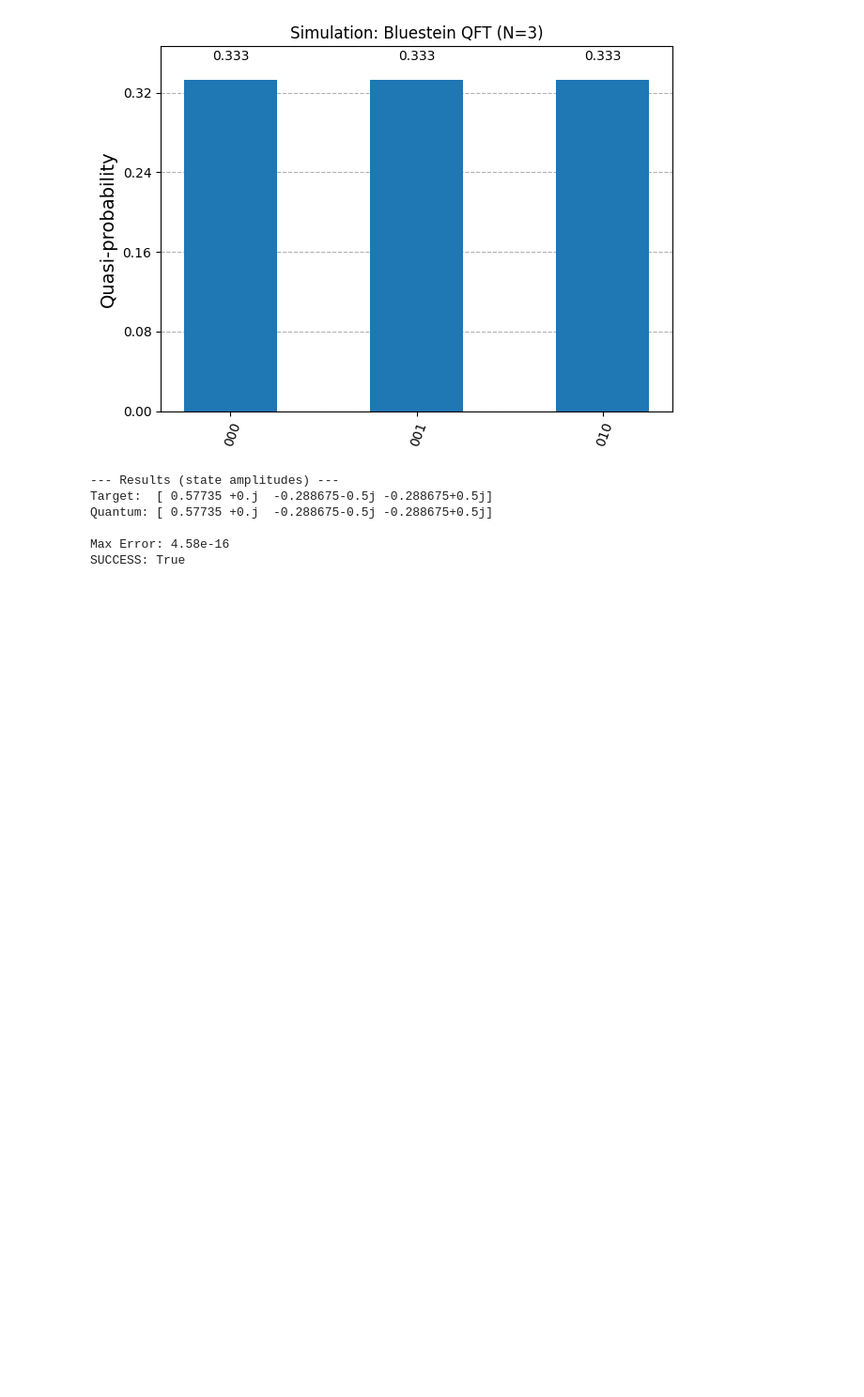
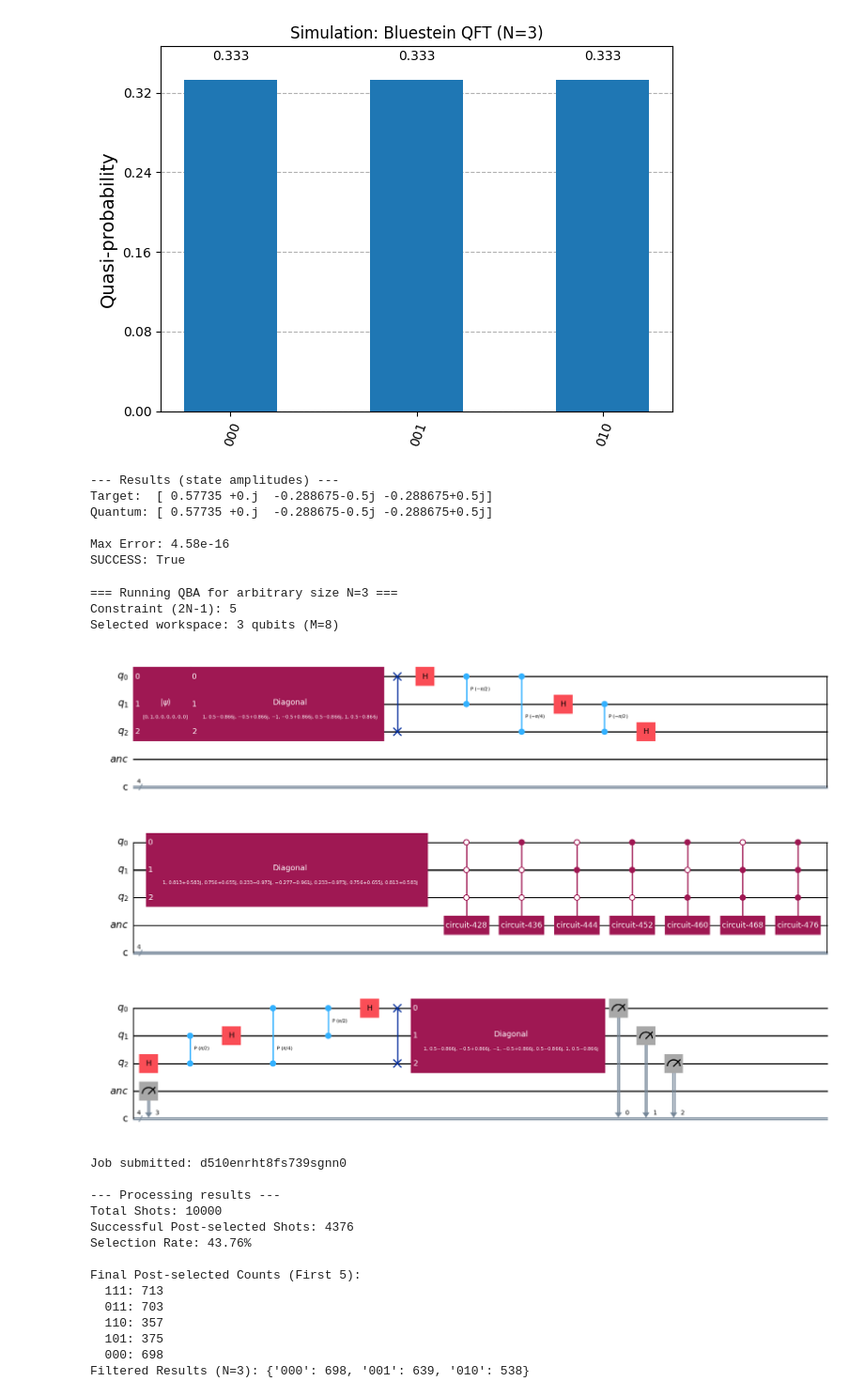
Before and after one commit to renatawong/quantum-bluestein, a Jupyter notebook: quantum-bluestein-n3.ipynb, the cells around one changed output. Shown: that part at 94% size. Cells and saved outputs as stored; diff of their text form; code cells hidden in the pictures; blank space fills up the shorter version.

```diff
--- a/quantum-bluestein-n3.ipynb
+++ b/quantum-bluestein-n3.ipynb
@@ -318,8 +318,8 @@ def run_qba(N, simulation = True):
             idx = int(bitstring, 2)
 
             # ONLY keep if index is within our problem size N
-            #if idx < N:
-            final_counts[bitstring] = count
+            if idx < N:
+                final_counts[bitstring] = count
 
 
 
@@ -363,3 +363,24 @@ Quantum: [ 0.57735 +0.j  -0.288675-0.5j -0.288675+0.5j]
 
 Max Error: 4.58e-16
 SUCCESS: True
+# %%
+success = run_qba(3, False)
+# %% [output]
+=== Running QBA for arbitrary size N=3 ===
+Constraint (2N-1): 5
+Selected workspace: 3 qubits (M=8)
+[figure, added]
+Job submitted: d510enrht8fs739sgnn0
+
+--- Processing results ---
+Total Shots: 10000
+Successful Post-selected Shots: 4376
+Selection Rate: 43.76%
+
+Final Post-selected Counts (First 5):
+  111: 713
+  011: 703
+  110: 357
+  101: 375
+  000: 698
+Filtered Results (N=3): {'000': 698, '001': 639, '010': 538}
```
Also changed, not shown: parts of 1 cell of this notebook.
